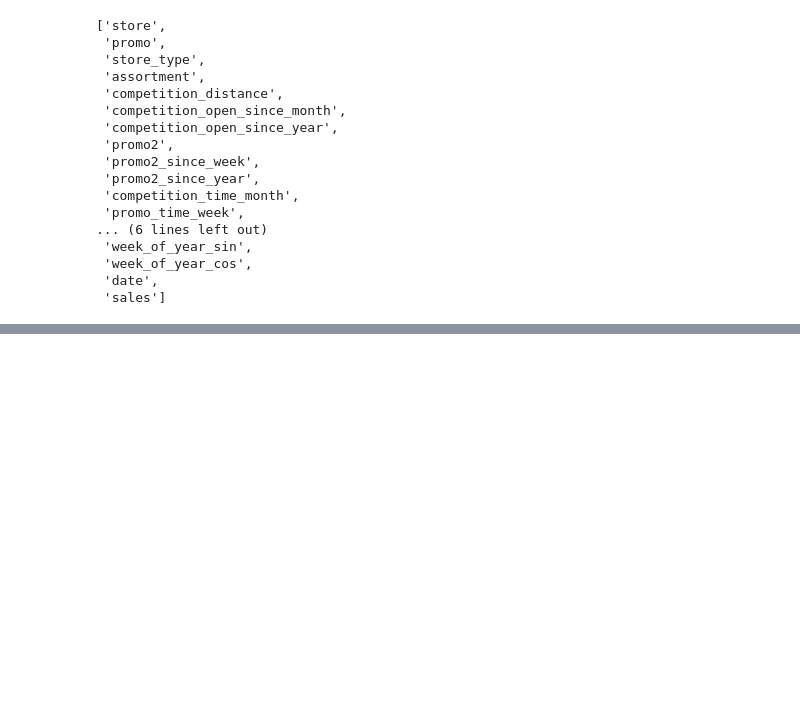
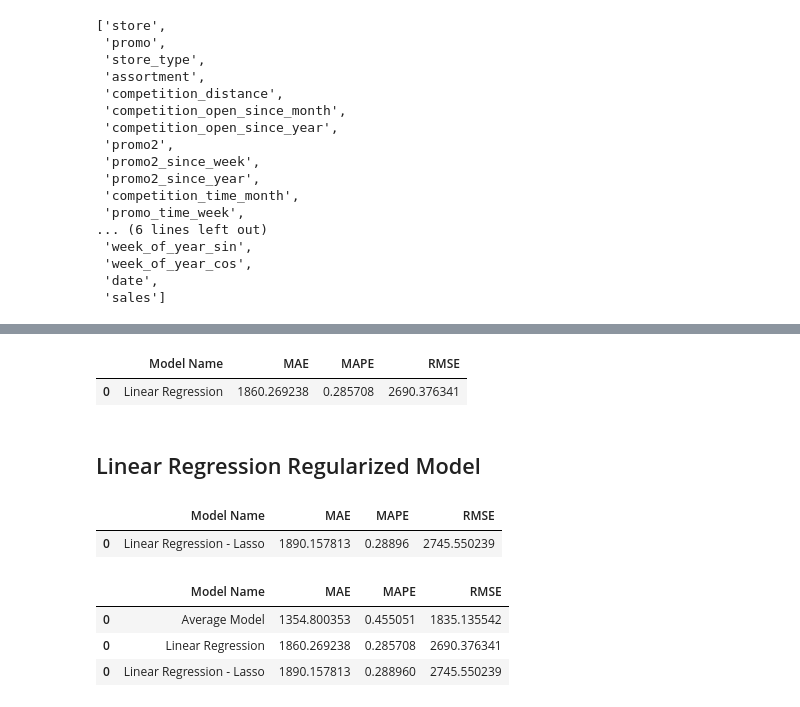
Before and after one commit to biazotogabriel/ds_em_producao, a Jupyter notebook: notebook.ipynb, the cells around one changed output, grey strips where cells are left out. Saved outputs shown, nothing was run; the diff lists cells and outputs as text; code cells hidden in the pictures; blank space fills up the shorter version.

Commit message:
implemented linear models

```diff
--- a/notebook.ipynb
+++ b/notebook.ipynb
@@ -957,0 +998,11 @@ selected
+# %%
+aux1 = x_test.copy()
+aux1['sales'] = y_test['sales']
+
+# predction
+aux2 = aux1[['store', 'sales']].groupby('store').mean().reset_index().rename(columns={'sales': 'predictions'})
+aux1 = aux1.merge(aux2, how='left', on='store')
+yhat_baseline = aux1['predictions']
+
+# performance
+baseline_result = ml_error('Average Model', np.expm1(y_test['sales']), np.expm1(yhat_baseline))
@@ -957,0 +1028,44 @@ selected
+# %%
+x_train = X_train.drop(columns=['sales', 'date'])
+x_test = X_test.drop(columns=['sales', 'date'])
+# %%
+# model
+lr = LinearRegression()
+
+# fit
+lr.fit(x_train, y_train)
+
+# prediction
+yhat_lr = lr.predict(x_test)
+
+# performance
+lr_result = ml_error('Linear Regression', np.expm1(y_test), np.expm1(yhat_lr))
+lr_result
+# %% [output]
+|  | Model Name | MAE | MAPE | RMSE |
+| 0 | Linear Regression | 1860.269238 | 0.285708 | 2690.376341 |
+# %% [markdown]
+## Linear Regression Regularized Model
+# %%
+# model
+lrr = Lasso(alpha=0.01)
+
+# fit
+lrr.fit(x_train, y_train)
+
+# prediction
+yhat_lrr = lrr.predict(x_test)
+
+# performance
+lrr_result = ml_error('Linear Regression - Lasso', np.expm1(y_test), np.expm1(yhat_lrr))
+lrr_result
+# %% [output]
+|  | Model Name | MAE | MAPE | RMSE |
+| 0 | Linear Regression - Lasso | 1890.157813 | 0.28896 | 2745.550239 |
+# %%
+pd.concat([baseline_result, lr_result, lrr_result])
+# %% [output]
+|  | Model Name | MAE | MAPE | RMSE |
+| 0 | Average Model | 1354.800353 | 0.455051 | 1835.135542 |
+| 0 | Linear Regression | 1860.269238 | 0.285708 | 2690.376341 |
+| 0 | Linear Regression - Lasso | 1890.157813 | 0.288960 | 2745.550239 |
```
Also changed, not shown: parts of 10 cells of this notebook.
